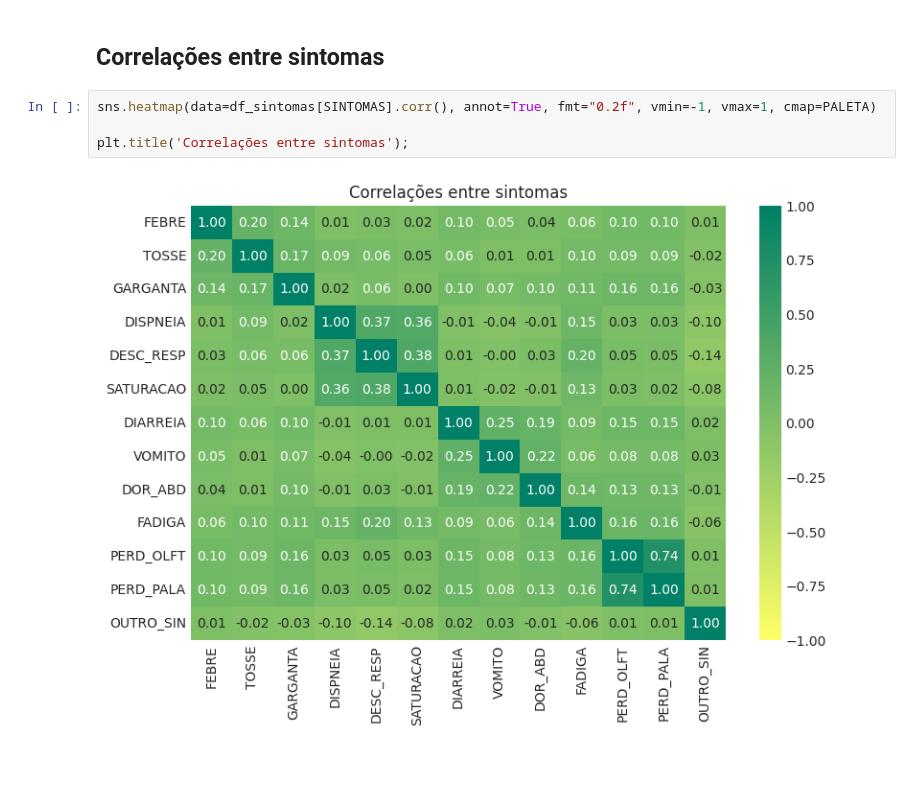
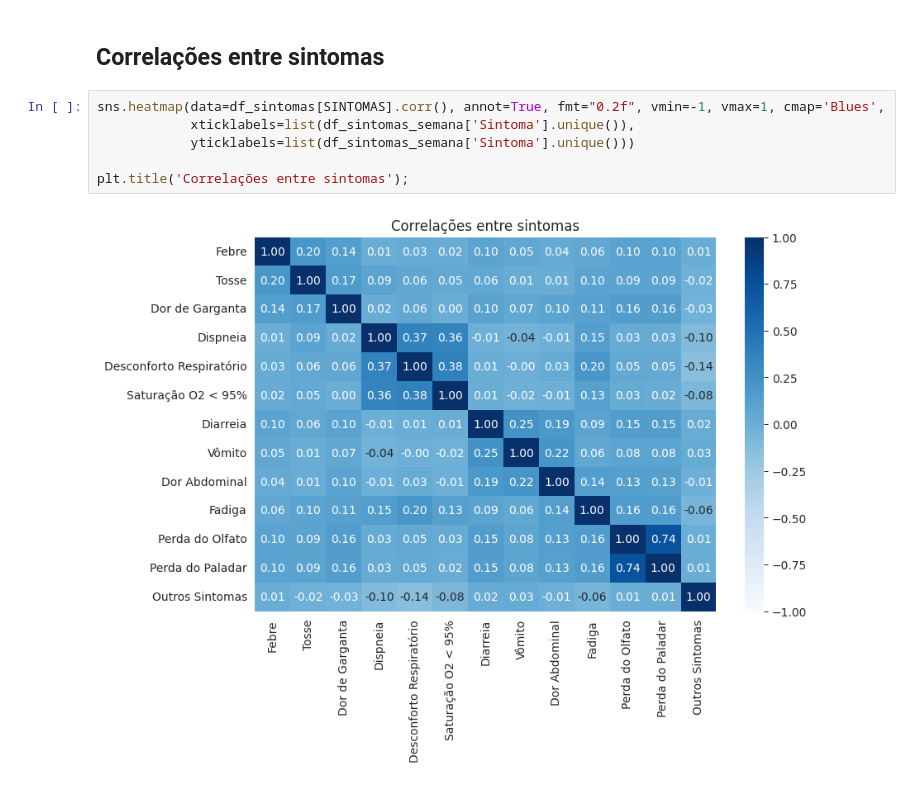
Before and after one commit to flohmannjr/PJI410, a Jupyter notebook: PJI410_analise.ipynb, the cells around one changed output. Drawn from its saved outputs; the diff is of its cells as text.

```diff
--- a/PJI410_analise.ipynb
+++ b/PJI410_analise.ipynb
@@ -376,8 +379,10 @@ plt.legend(loc=(1.02, 0.39), frameon=True, facecolor='white');
 # %% [markdown]
 ## Correlações entre sintomas
 # %%
-sns.heatmap(data=df_sintomas[SINTOMAS].corr(), annot=True, fmt="0.2f", vmin=-1, vmax=1, cmap=PALETA)
+sns.heatmap(data=df_sintomas[SINTOMAS].corr(), annot=True, fmt="0.2f", vmin=-1, vmax=1, cmap='Blues',
+            xticklabels=list(df_sintomas_semana['Sintoma'].unique()),
+            yticklabels=list(df_sintomas_semana['Sintoma'].unique()))
 
 plt.title('Correlações entre sintomas');
 # %% [output]
-[figure, old version]
+[figure, new version]
```
Also changed, not shown: parts of 14 cells of this notebook.
